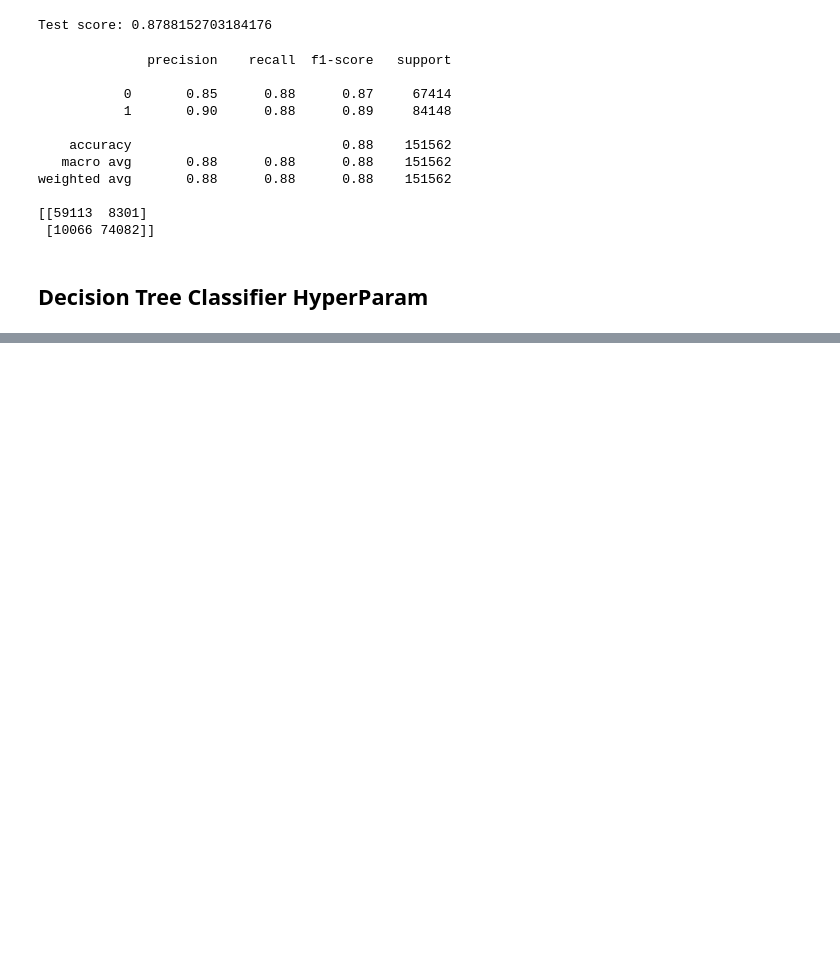
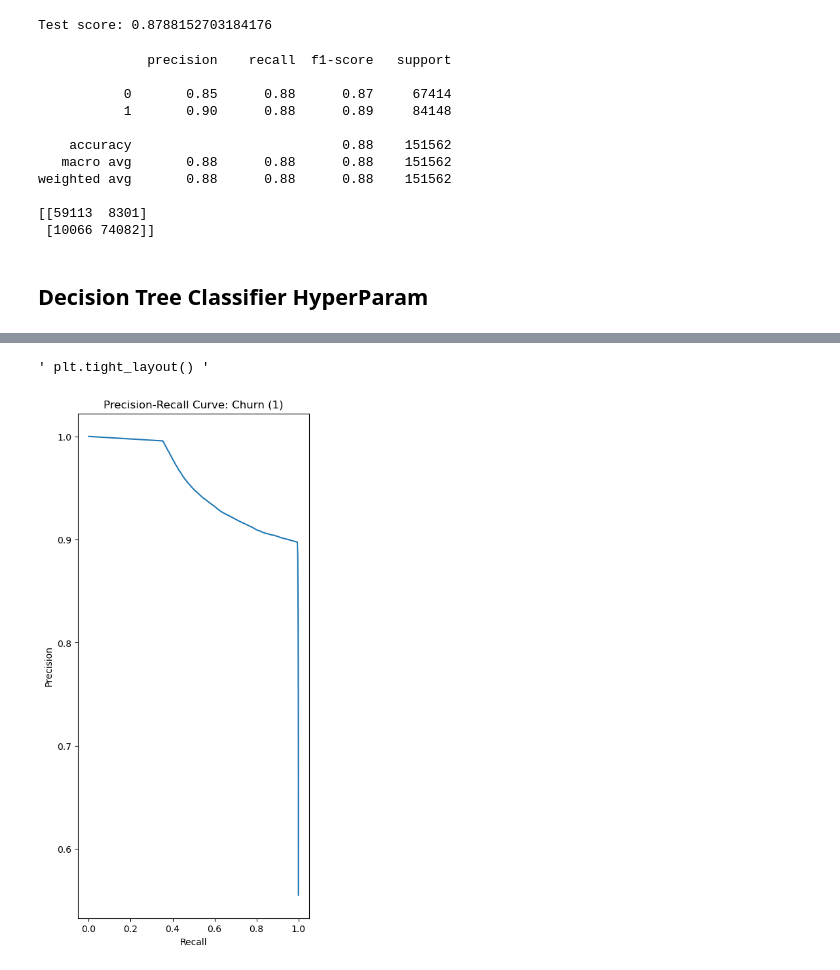
Before and after one commit to ndjo-byte/Machine_Learning_ChurnRate, a Jupyter notebook: Churn_Classifier_Project/notebooks/03_EntrenamientoEvaluación/02_DecisTreeClass_EntrenEval.ipynb, the cells around one changed output, grey strips where cells are left out. Cells and saved outputs as stored; diff of their text form; code cells hidden in the pictures; blank space fills up the shorter version.

```diff
--- a/Churn_Classifier_Project/notebooks/03_EntrenamientoEvaluación/02_DecisTreeClass_EntrenEval.ipynb
+++ b/Churn_Classifier_Project/notebooks/03_EntrenamientoEvaluación/02_DecisTreeClass_EntrenEval.ipynb
@@ -164 +175,31 @@ weighted avg       0.94      0.93      0.93    151562
+# %%
+from sklearn.metrics import roc_curve, precision_recall_curve, auc
+import matplotlib.pyplot as plt
+
+## churn precision recall
+probability = best_dtc.predict_proba(X_test)[:, 1]  # churn probabilities
+fpr, tpr, roc_thresholds = roc_curve(y_test, probability)
+precision, recall, pr_thresholds = precision_recall_curve(y_test, probability)
+
+""" # ROC curve
+plt.figure(figsize=(10, 5))
+plt.subplot(1, 2, 1)
+plt.plot(fpr, tpr, label=f'AUC = {auc(fpr, tpr):.2f}')
+plt.xlabel('False Positive Rate')
+plt.ylabel('True Positive Rate (Recall)')
+plt.title('ROC Curve')
+plt.legend() """
+
+# Precision-Recall curve
+plt.figure(figsize=(10,10))
+plt.subplot(1, 2, 2)
+plt.plot(recall, precision)
+plt.xlabel('Recall')
+plt.ylabel('Precision')
+plt.title('Precision-Recall Curve: Churn (1)');
+
+""" plt.tight_layout() """
+# %% [output]
+' plt.tight_layout() '
+[figure, added]
 # %%
```
Also changed, not shown: parts of 5 cells of this notebook, 12 other files.
